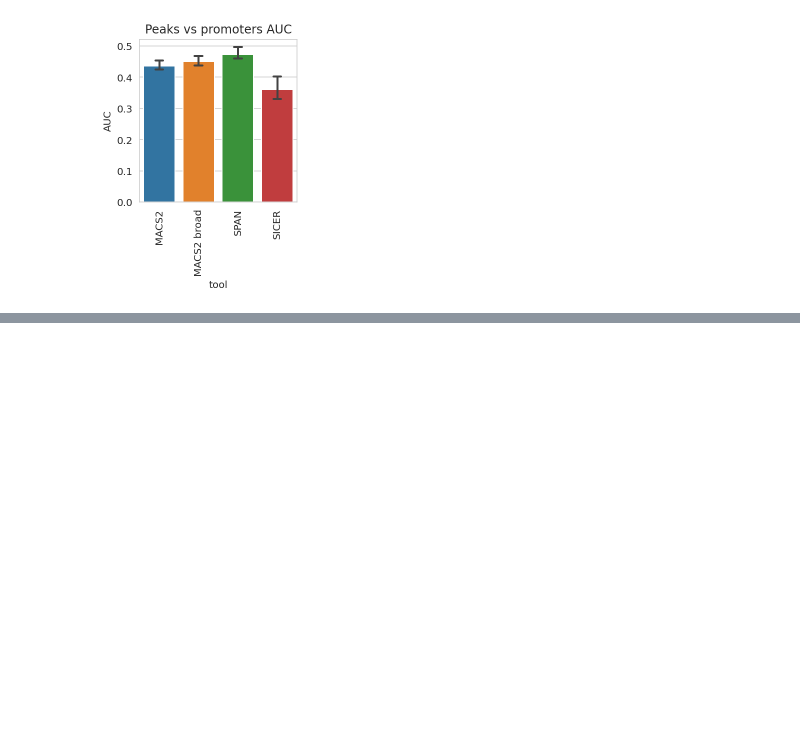
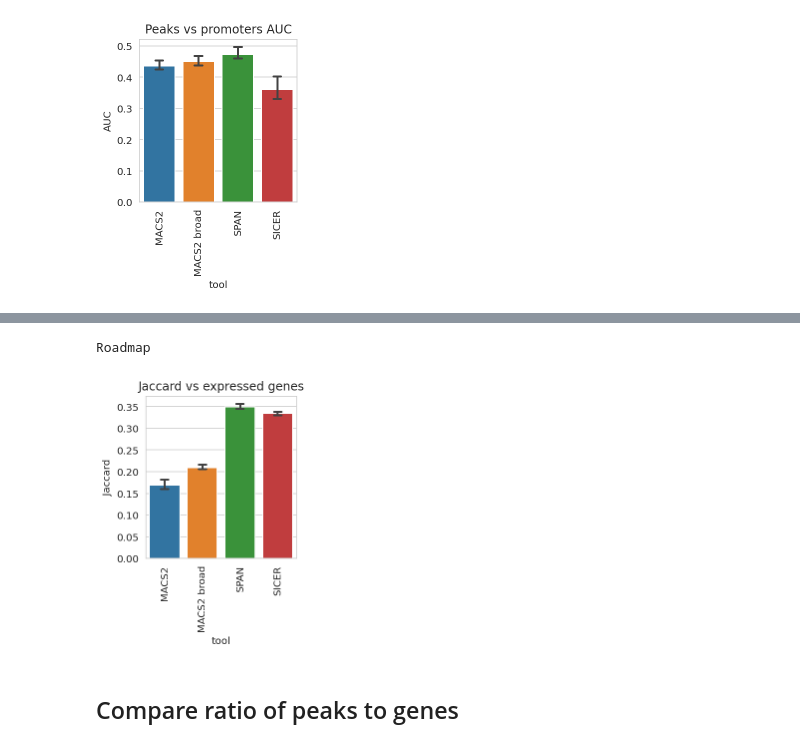
Before and after one commit to JetBrains-Research/peak-callers-analysis, a Jupyter notebook: 2023 - rnaseq.ipynb, the cells around one changed output, grey strips where cells are left out. Drawn from its saved outputs; the diff is of its cells as text; code cells hidden in the pictures; blank space fills up the shorter version.

```diff
--- a/2023 - rnaseq.ipynb
+++ b/2023 - rnaseq.ipynb
@@ -613,0 +750,3 @@ Roadmap
+# %%
+immune_genes_df = genes_overlap(df_immune_peaks, immune_expression)
+immune_genes_df.sample(3)
@@ -613,0 +775,19 @@ Roadmap
+# %%
+print('Roadmap')
+plt.figure(figsize=(3, 4))
+ax = plt.axes()
+ax.title.set_text('Jaccard vs expressed genes')
+sns.barplot(data=immune_genes_df, x='tool', y='jaccard',
+            ax=ax,
+            capsize=.2, errwidth=2,
+            order=['MACS2', 'MACS2 broad', 'SPAN', 'SICER']
+            )
+ax.xaxis.set_tick_params(rotation=90)
+ax.set_ylabel('Jaccard')
+plt.tight_layout()
+plt.show()
+# %% [output]
+Roadmap
+[figure, added]
+# %% [markdown]
+## Compare ratio of peaks to genes
```
Also changed, not shown: parts of 17 cells of this notebook.
